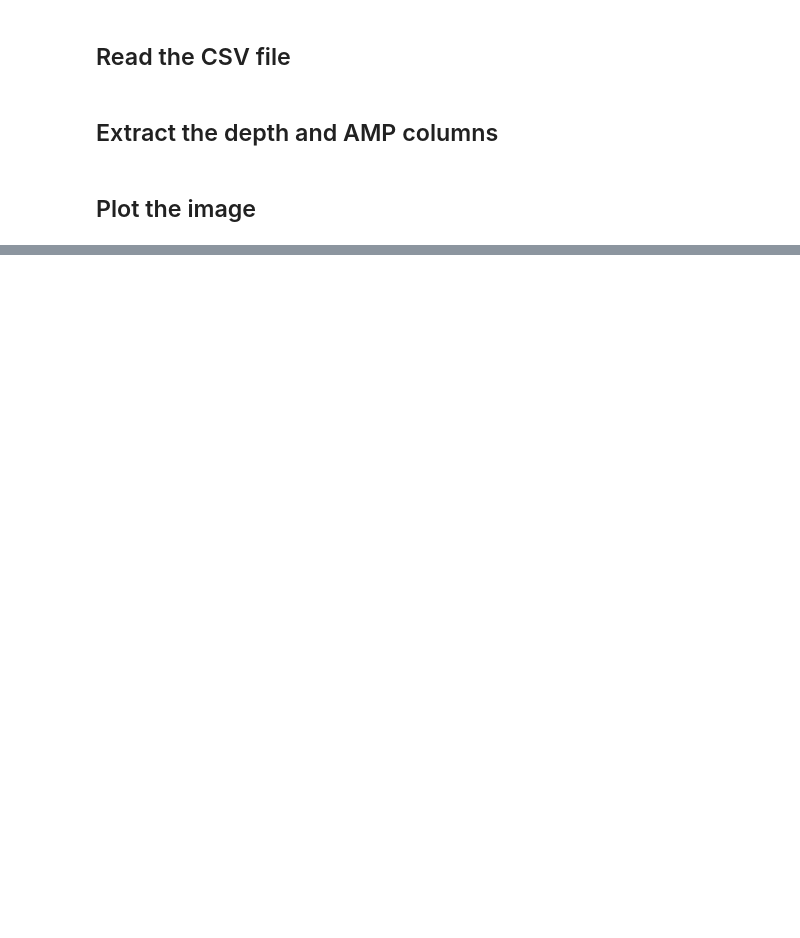
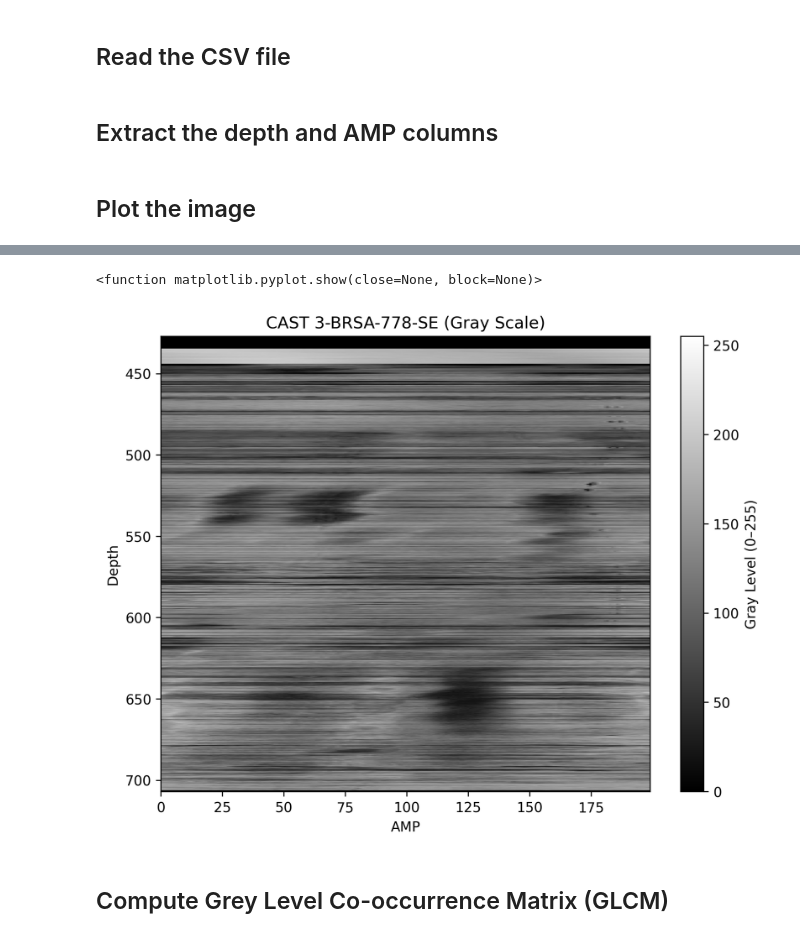
Before and after one commit to rafaseto/lithofacies-classification-from-image-logs, a Jupyter notebook: src/cast_test_01.ipynb, the cells around one changed output, grey strips where cells are left out. Saved outputs shown, nothing was run; the diff lists cells and outputs as text; code cells hidden in the pictures; blank space fills up the shorter version.

```diff
--- a/src/cast_test_01.ipynb
+++ b/src/cast_test_01.ipynb
@@ -32,0 +36,22 @@ plt.show
+# %%
+amp_min, amp_max = amps.min(), amps.max()
+amps_normalized = ((amps - amp_min) / (amp_max - amp_min) * 255).astype(np.uint8)
+# %%
+plt.figure(figsize=(8,6), dpi=300)
+
+img = plt.imshow(amps_normalized,
+                 aspect='auto',
+                 extent=[0, len(amp_cols)-1, depth.max(), depth.min()],
+                 cmap='gray',
+                 origin='upper',)
+plt.colorbar(img, label='Gray Level (0–255)')
+plt.xlabel('AMP')
+plt.ylabel('Depth')
+plt.title('CAST 3-BRSA-778-SE (Gray Scale)')
+plt.savefig('cast-gray-scale_3-brsa-778-se.png', dpi=300)
+plt.show
+# %% [output]
+<function matplotlib.pyplot.show(close=None, block=None)>
+[figure, added]
+# %% [markdown]
+## Compute Grey Level Co-occurrence Matrix (GLCM)
```
Also changed, not shown: parts of 3 cells of this notebook.
